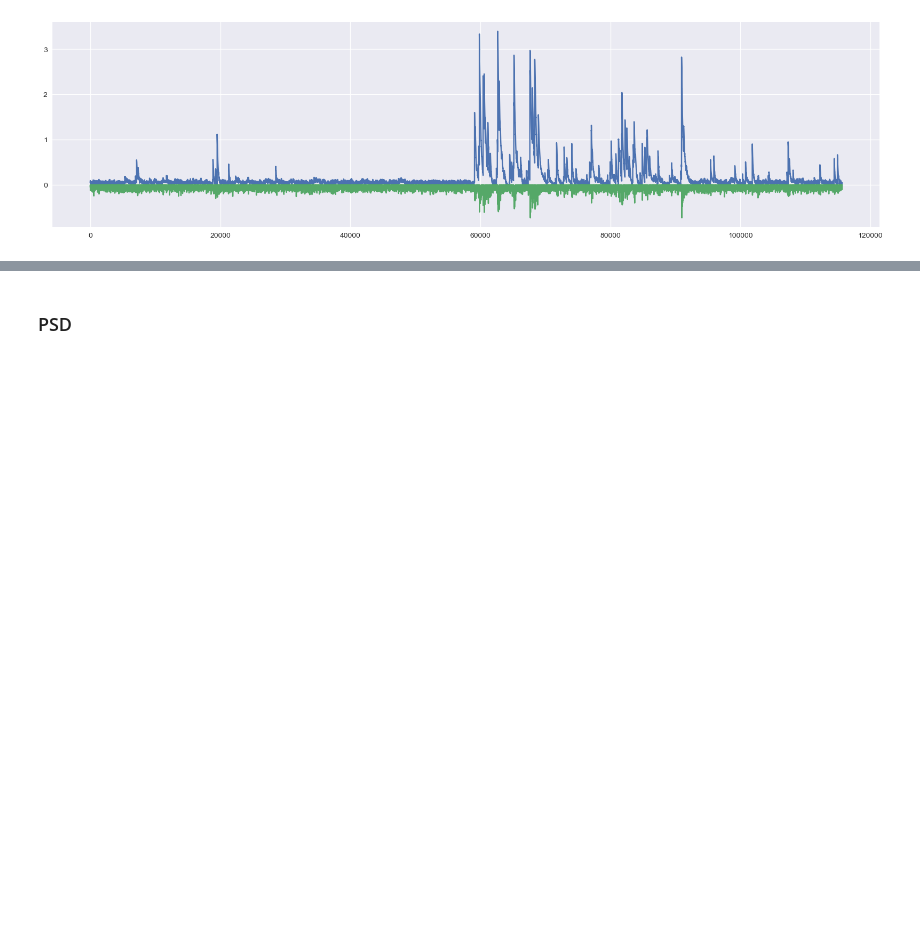
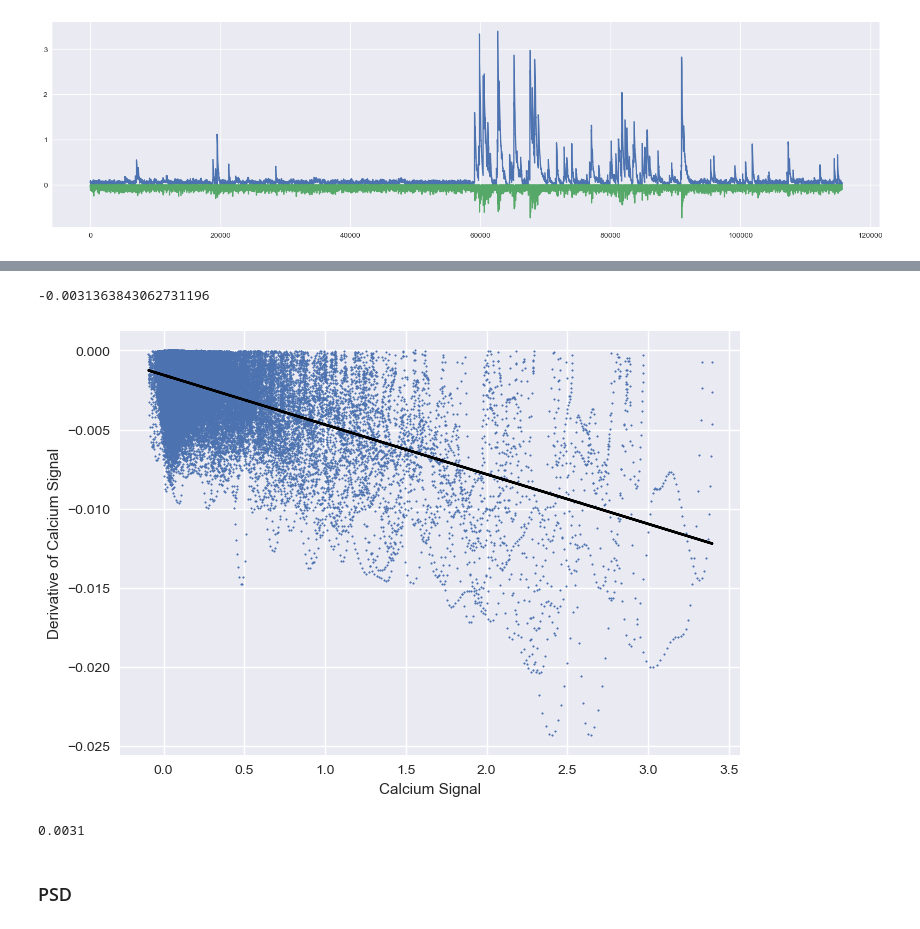
Before and after one commit to mjoudy/Cascade, a Jupyter notebook: cascade_download.ipynb, the cells around one changed output, grey strips where cells are left out. Cells and saved outputs as stored; diff of their text form; code cells hidden in the pictures; blank space fills up the shorter version.

```diff
--- a/cascade_download.ipynb
+++ b/cascade_download.ipynb
@@ -301,3 +305,12 @@ ax.plot(30*deriv)
+# %%
+pure_fit(signal, deriv, True)
+# %% [output]
+-0.0031363843062731196
+[figure, added]
+# %%
+1000
+# %% [output]
+0.0031
 # %% [markdown]
 ### PSD
 # %%
```
Also changed, not shown: parts of 1 cell of this notebook.
